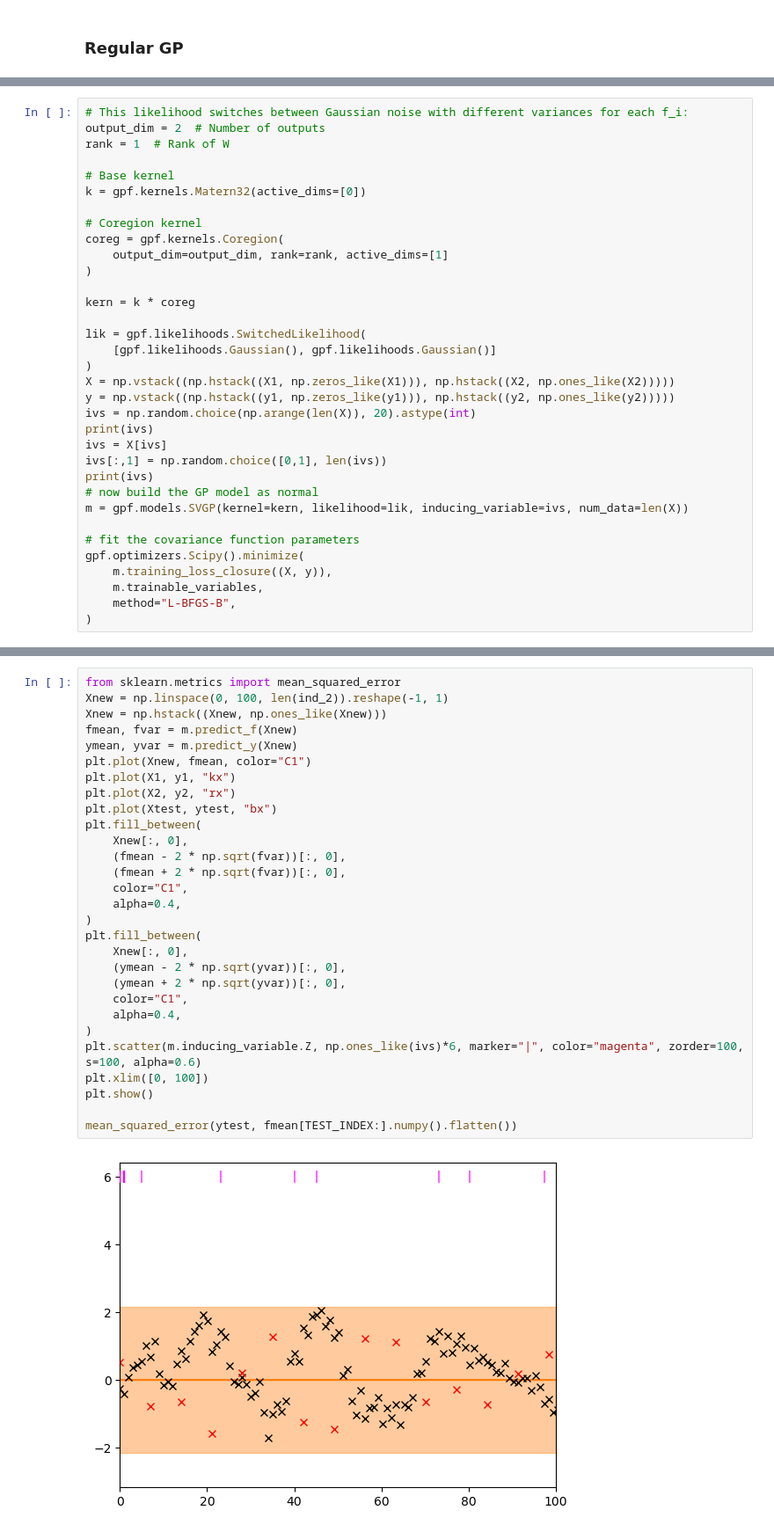
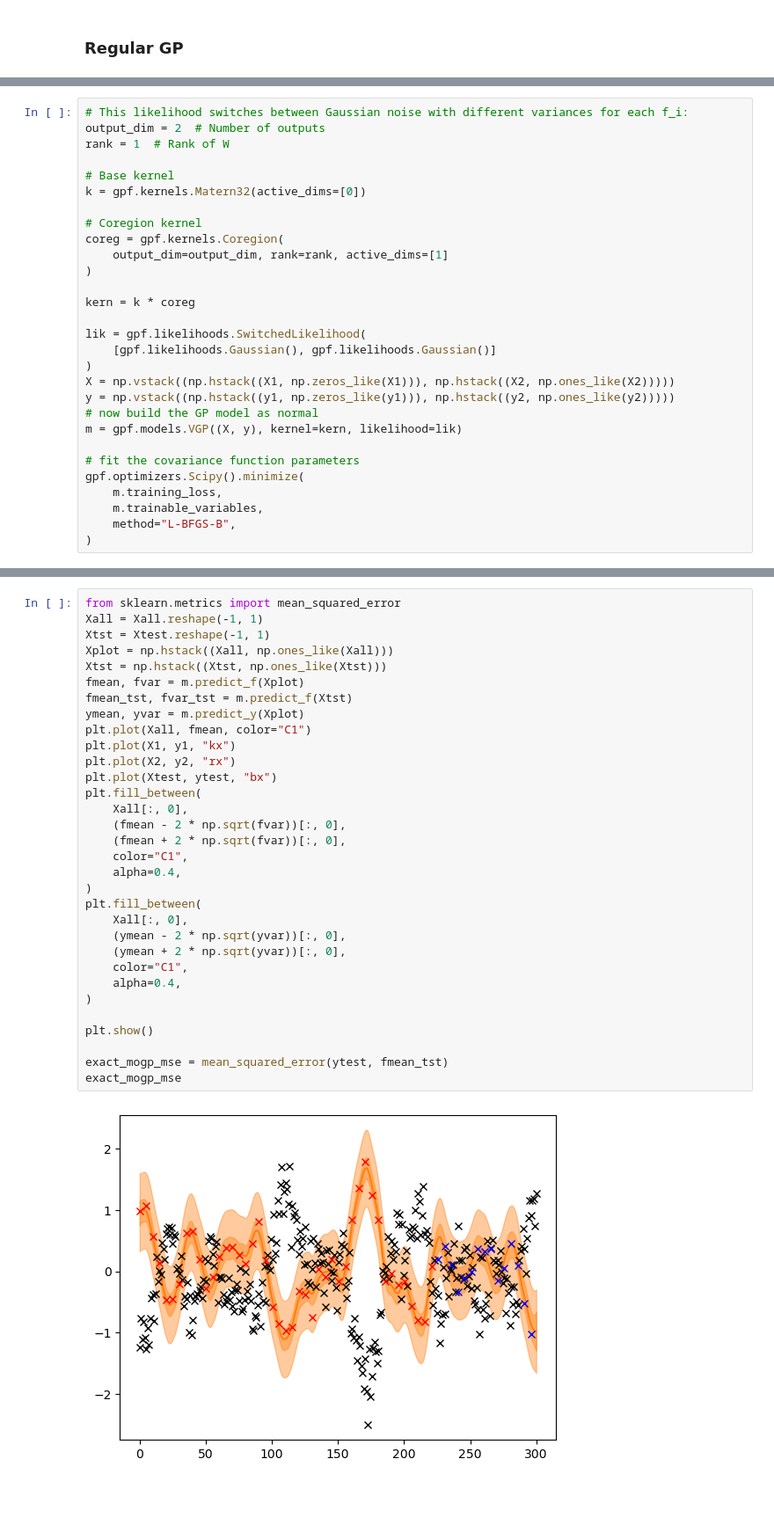
Before and after one commit to JVerbeek/at-gpflow, a Jupyter notebook: lra-kernel-test.ipynb, the cells around one changed output, grey strips where cells are left out. Shown at 88% size. Drawn from its saved outputs; the diff is of its cells as text; blank space fills up the shorter version.

```diff
--- a/lra-kernel-test.ipynb
+++ b/lra-kernel-test.ipynb
@@ -413,17 +412,12 @@ lik = gpf.likelihoods.SwitchedLikelihood(
 )
 X = np.vstack((np.hstack((X1, np.zeros_like(X1))), np.hstack((X2, np.ones_like(X2)))))
 y = np.vstack((np.hstack((y1, np.zeros_like(y1))), np.hstack((y2, np.ones_like(y2)))))
-ivs = np.random.choice(np.arange(len(X)), 20).astype(int)
-print(ivs)
-ivs = X[ivs]
-ivs[:,1] = np.random.choice([0,1], len(ivs))
-print(ivs)
 # now build the GP model as normal
-m = gpf.models.SVGP(kernel=kern, likelihood=lik, inducing_variable=ivs, num_data=len(X))
+m = gpf.models.VGP((X, y), kernel=kern, likelihood=lik)
 
 # fit the covariance function parameters
 gpf.optimizers.Scipy().minimize(
-    m.training_loss_closure((X, y)),
+    m.training_loss,
     m.trainable_variables,
     method="L-BFGS-B",
 )
@@ -468,31 +435,34 @@ gpf.optimizers.Scipy().minimize(
 # %%
 from sklearn.metrics import mean_squared_error
-Xnew = np.linspace(0, 100, len(ind_2)).reshape(-1, 1)
-Xnew = np.hstack((Xnew, np.ones_like(Xnew)))
-fmean, fvar = m.predict_f(Xnew)
-ymean, yvar = m.predict_y(Xnew)
-plt.plot(Xnew, fmean, color="C1")
+Xall = Xall.reshape(-1, 1)
+Xtst = Xtest.reshape(-1, 1)
+Xplot = np.hstack((Xall, np.ones_like(Xall)))
+Xtst = np.hstack((Xtst, np.ones_like(Xtst)))
+fmean, fvar = m.predict_f(Xplot)
+fmean_tst, fvar_tst = m.predict_f(Xtst)
+ymean, yvar = m.predict_y(Xplot)
+plt.plot(Xall, fmean, color="C1")
 plt.plot(X1, y1, "kx")
 plt.plot(X2, y2, "rx")
 plt.plot(Xtest, ytest, "bx")
 plt.fill_between(
-    Xnew[:, 0],
+    Xall[:, 0],
     (fmean - 2 * np.sqrt(fvar))[:, 0],
     (fmean + 2 * np.sqrt(fvar))[:, 0],
     color="C1",
     alpha=0.4,
 )
 plt.fill_between(
-    Xnew[:, 0],
+    Xall[:, 0],
     (ymean - 2 * np.sqrt(yvar))[:, 0],
     (ymean + 2 * np.sqrt(yvar))[:, 0],
     color="C1",
     alpha=0.4,
 )
-plt.scatter(m.inducing_variable.Z, np.ones_like(ivs)*6, marker="|", color="magenta", zorder=100, s=100, alpha=0.6)
-plt.xlim([0, 100])
+
 plt.show()
 
-mean_squared_error(ytest, fmean[TEST_INDEX:].numpy().flatten())
+exact_mogp_mse = mean_squared_error(ytest, fmean_tst)
+exact_mogp_mse
 # %% [output]
-[figure, old version]
+[figure, new version]
```
Also changed, not shown: parts of 12 cells of this notebook, 2 other files.
